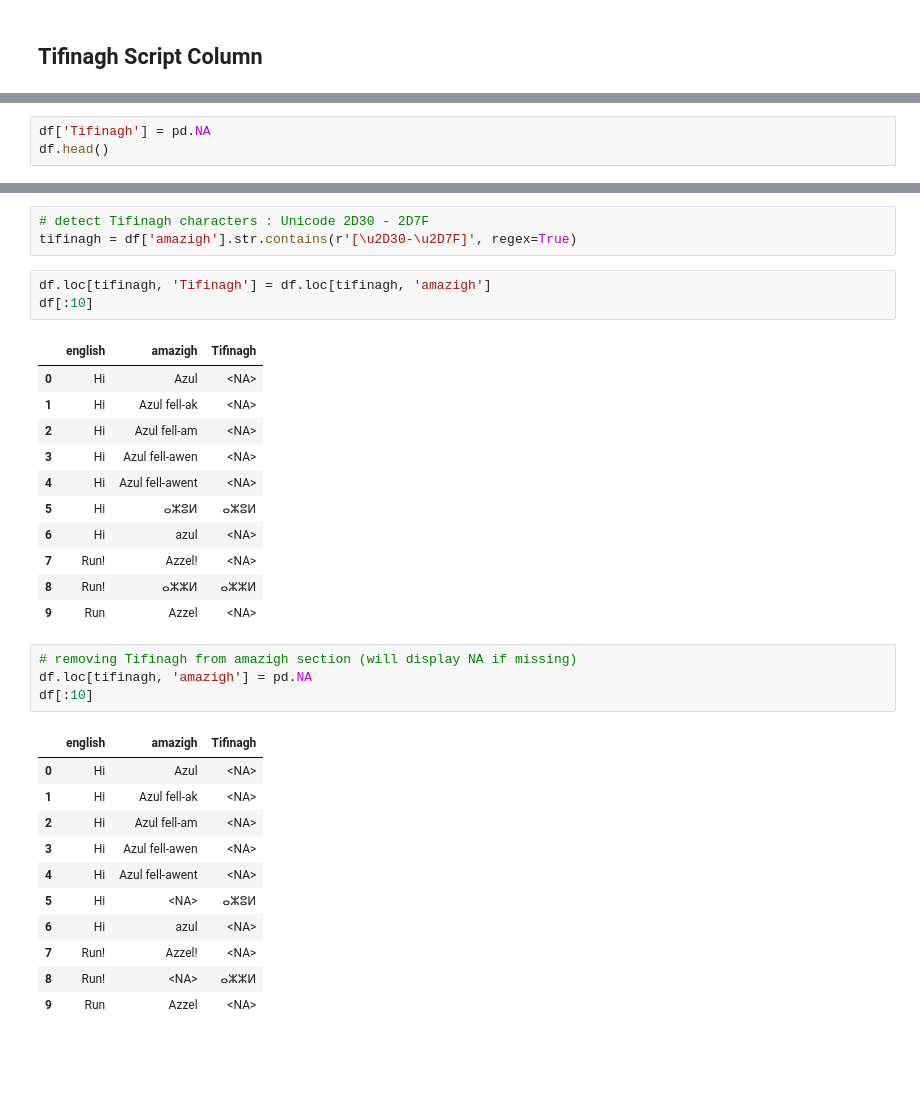
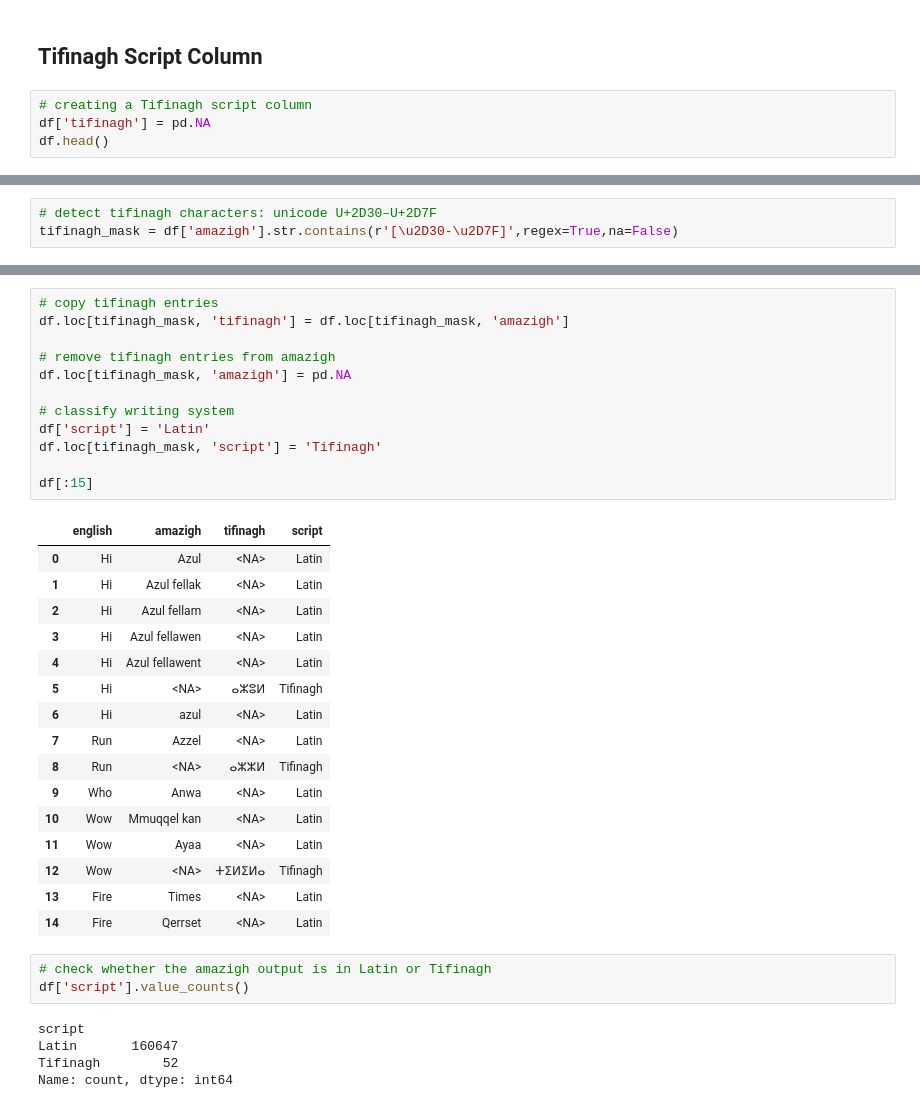
Before and after one commit to rumihoney/amazigh-english-corpus-analysis, a Jupyter notebook: cleaning_data.ipynb, the cells around one changed output, grey strips where cells are left out. Drawn from its saved outputs; the diff is of its cells as text; blank space fills up the shorter version.

```diff
--- a/cleaning_data.ipynb
+++ b/cleaning_data.ipynb
@@ -220,2 +247,6 @@ df[df["english"] == "Go home now"][["english", "amazigh"]]
 # %% [markdown]
 ## Tifinagh Script Column
+# %%
+# creating a Tifinagh script column
+df['tifinagh'] = pd.NA
+df.head()
@@ -222,3 +260,3 @@ df[df["english"] == "Go home now"][["english", "amazigh"]]
 # %%
-df['Tifinagh'] = pd.NA
-df.head()
+# detect tifinagh characters: unicode U+2D30–U+2D7F
+tifinagh_mask = df['amazigh'].str.contains(r'[\u2D30-\u2D7F]',regex=True,na=False)
@@ -232,34 +263,37 @@ df.head()
-# %%
-# detect Tifinagh characters : Unicode 2D30 - 2D7F
-tifinagh = df['amazigh'].str.contains(r'[\u2D30-\u2D7F]', regex=True)
-# %%
-df.loc[tifinagh, 'Tifinagh'] = df.loc[tifinagh, 'amazigh']
-df[:10]
-# %% [output]
-|  | english | amazigh | Tifinagh |
-| 0 | Hi | Azul | <NA> |
-| 1 | Hi | Azul fell-ak | <NA> |
-| 2 | Hi | Azul fell-am | <NA> |
-| 3 | Hi | Azul fell-awen | <NA> |
-| 4 | Hi | Azul fell-awent | <NA> |
-| 5 | Hi | ⴰⵣⵓⵍ | ⴰⵣⵓⵍ |
-| 6 | Hi | azul | <NA> |
-| 7 | Run! | Azzel! | <NA> |
-| 8 | Run! | ⴰⵣⵣⵍ | ⴰⵣⵣⵍ |
-| 9 | Run | Azzel | <NA> |
-# %%
-# removing Tifinagh from amazigh section (will display NA if missing)
-df.loc[tifinagh, 'amazigh'] = pd.NA
-df[:10]
-# %% [output]
-|  | english | amazigh | Tifinagh |
-| 0 | Hi | Azul | <NA> |
-| 1 | Hi | Azul fell-ak | <NA> |
-| 2 | Hi | Azul fell-am | <NA> |
-| 3 | Hi | Azul fell-awen | <NA> |
-| 4 | Hi | Azul fell-awent | <NA> |
-| 5 | Hi | <NA> | ⴰⵣⵓⵍ |
-| 6 | Hi | azul | <NA> |
-| 7 | Run! | Azzel! | <NA> |
-| 8 | Run! | <NA> | ⴰⵣⵣⵍ |
-| 9 | Run | Azzel | <NA> |
+# %%
+# copy tifinagh entries
+df.loc[tifinagh_mask, 'tifinagh'] = df.loc[tifinagh_mask, 'amazigh']
+
+# remove tifinagh entries from amazigh
+df.loc[tifinagh_mask, 'amazigh'] = pd.NA
+
+# classify writing system
+df['script'] = 'Latin'
+df.loc[tifinagh_mask, 'script'] = 'Tifinagh'
+
+df[:15]
+# %% [output]
+|  | english | amazigh | tifinagh | script |
+| 0 | Hi | Azul | <NA> | Latin |
+| 1 | Hi | Azul fellak | <NA> | Latin |
+| 2 | Hi | Azul fellam | <NA> | Latin |
+| 3 | Hi | Azul fellawen | <NA> | Latin |
+| 4 | Hi | Azul fellawent | <NA> | Latin |
+| 5 | Hi | <NA> | ⴰⵣⵓⵍ | Tifinagh |
+| 6 | Hi | azul | <NA> | Latin |
+| 7 | Run | Azzel | <NA> | Latin |
+| 8 | Run | <NA> | ⴰⵣⵣⵍ | Tifinagh |
+| 9 | Who | Anwa | <NA> | Latin |
+| 10 | Wow | Mmuqqel kan | <NA> | Latin |
+| 11 | Wow | Ayaa | <NA> | Latin |
+| 12 | Wow | <NA> | ⵜⵉⵍⵉⵍⴰ | Tifinagh |
+| 13 | Fire | Times | <NA> | Latin |
+| 14 | Fire | Qerrset | <NA> | Latin |
+# %%
+# check whether the amazigh output is in Latin or Tifinagh
+df['script'].value_counts()
+# %% [output]
+script
+Latin       160647
+Tifinagh        52
+Name: count, dtype: int64
```
Also changed, not shown: parts of 18 cells of this notebook.
